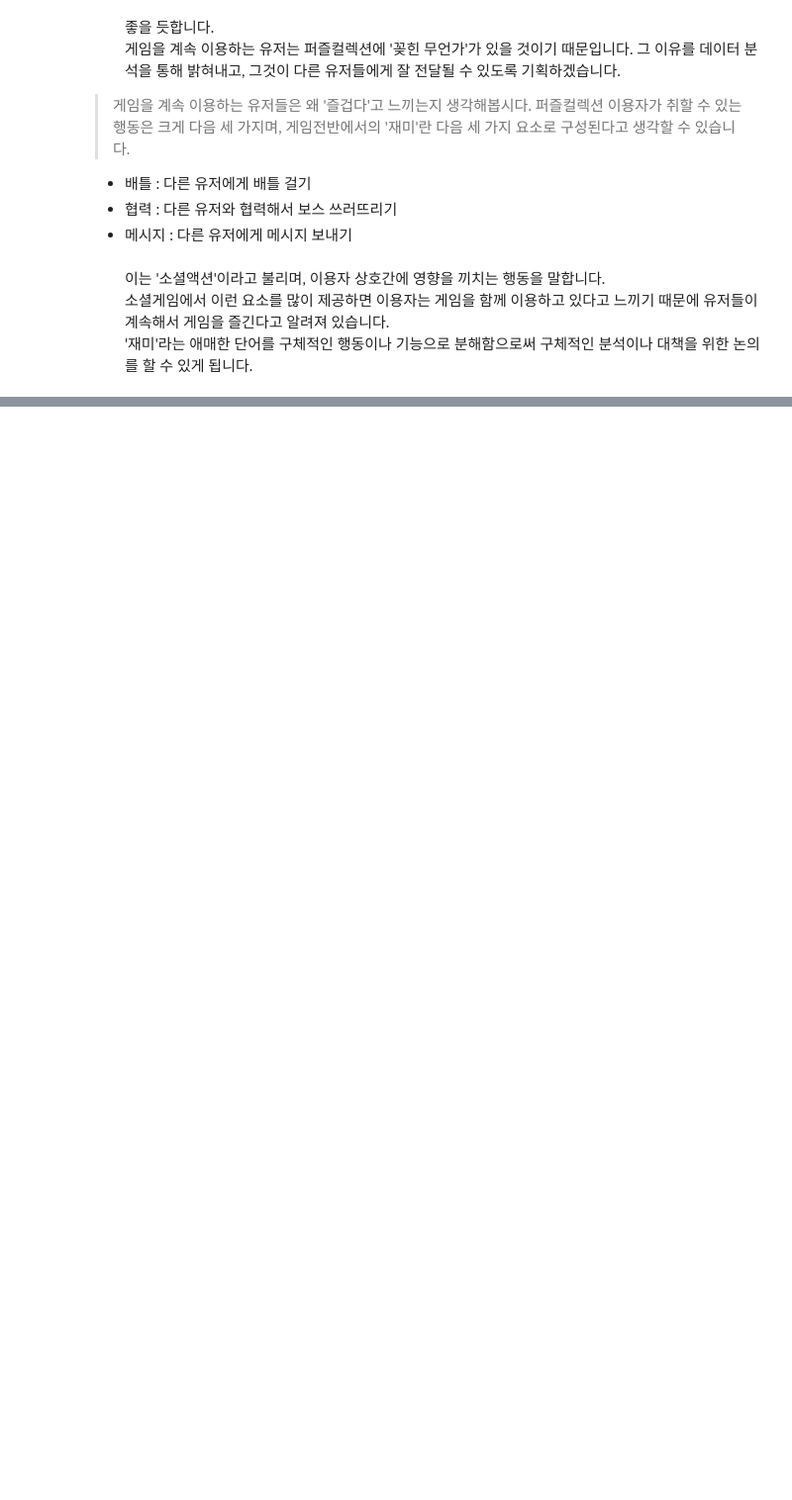
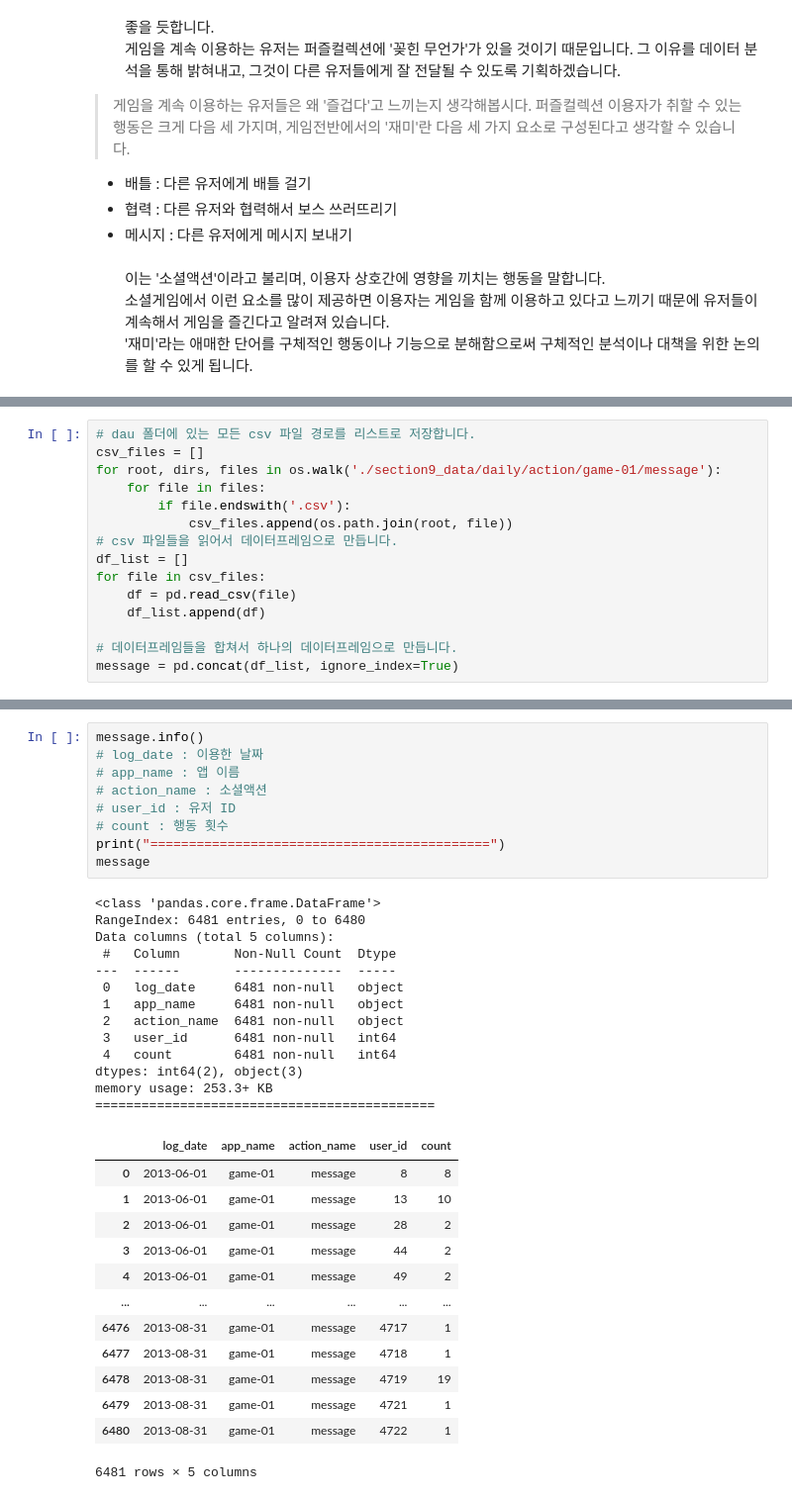
Before and after one commit to KTH7/Business_Data_Analysis, a Jupyter notebook: 7. 소셜게임을 지속적으로 이용하게 하는 요소 파악하기 (결정트리분석).ipynb, the cells around one changed output, grey strips where cells are left out. Shown at 99% size. Cells and saved outputs as stored; diff of their text form; blank space fills up the shorter version.

```diff
--- a/7. 소셜게임을 지속적으로 이용하게 하는 요소 파악하기 (결정트리분석).ipynb
+++ b/7. 소셜게임을 지속적으로 이용하게 하는 요소 파악하기 (결정트리분석).ipynb
@@ -83,0 +155,15 @@
+# %%
+# dau 폴더에 있는 모든 csv 파일 경로를 리스트로 저장합니다.
+csv_files = []
+for root, dirs, files in os.walk('./section9_data/daily/action/game-01/message'):
+    for file in files:
+        if file.endswith('.csv'):
+            csv_files.append(os.path.join(root, file))
+# csv 파일들을 읽어서 데이터프레임으로 만듭니다.
+df_list = []
+for file in csv_files:
+    df = pd.read_csv(file)
+    df_list.append(df)
+
+# 데이터프레임들을 합쳐서 하나의 데이터프레임으로 만듭니다.
+message = pd.concat(df_list, ignore_index=True)
@@ -83,0 +291,36 @@
+# %%
+message.info()
+# log_date : 이용한 날짜
+# app_name : 앱 이름
+# action_name : 소셜액션
+# user_id : 유저 ID
+# count : 행동 횟수
+print("============================================")
+message
+# %% [output]
+<class 'pandas.core.frame.DataFrame'>
+RangeIndex: 6481 entries, 0 to 6480
+Data columns (total 5 columns):
+ #   Column       Non-Null Count  Dtype
+---  ------       --------------  -----
+ 0   log_date     6481 non-null   object
+ 1   app_name     6481 non-null   object
+ 2   action_name  6481 non-null   object
+ 3   user_id      6481 non-null   int64
+ 4   count        6481 non-null   int64
+dtypes: int64(2), object(3)
+memory usage: 253.3+ KB
+============================================
+|  | log_date | app_name | action_name | user_id | count |
+| 0 | 2013-06-01 | game-01 | message | 8 | 8 |
+| 1 | 2013-06-01 | game-01 | message | 13 | 10 |
+| 2 | 2013-06-01 | game-01 | message | 28 | 2 |
+| 3 | 2013-06-01 | game-01 | message | 44 | 2 |
+| 4 | 2013-06-01 | game-01 | message | 49 | 2 |
+| ... | ... | ... | ... | ... | ... |
+| 6476 | 2013-08-31 | game-01 | message | 4717 | 1 |
+| 6477 | 2013-08-31 | game-01 | message | 4718 | 1 |
+| 6478 | 2013-08-31 | game-01 | message | 4719 | 19 |
+| 6479 | 2013-08-31 | game-01 | message | 4721 | 1 |
+| 6480 | 2013-08-31 | game-01 | message | 4722 | 1 |
+6481 rows × 5 columns
```
Also changed, not shown: parts of 12 cells of this notebook.
